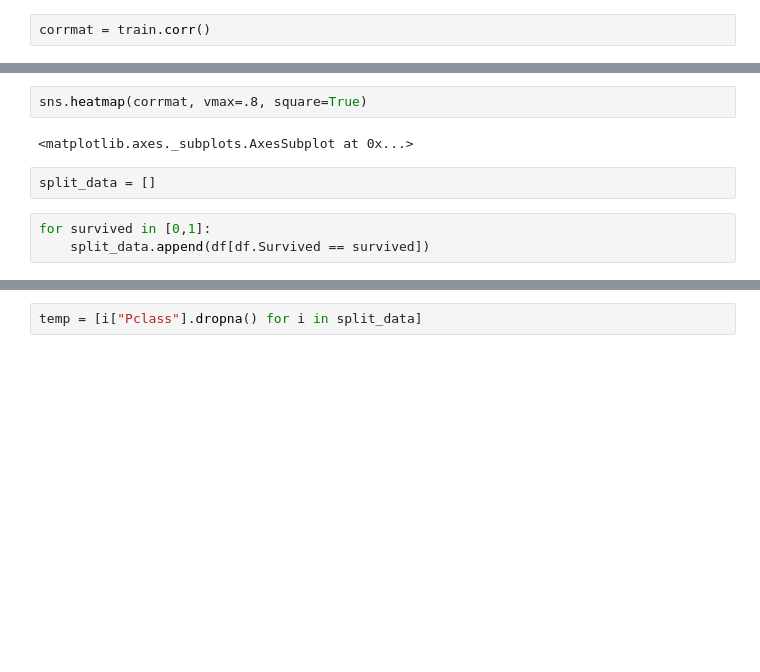
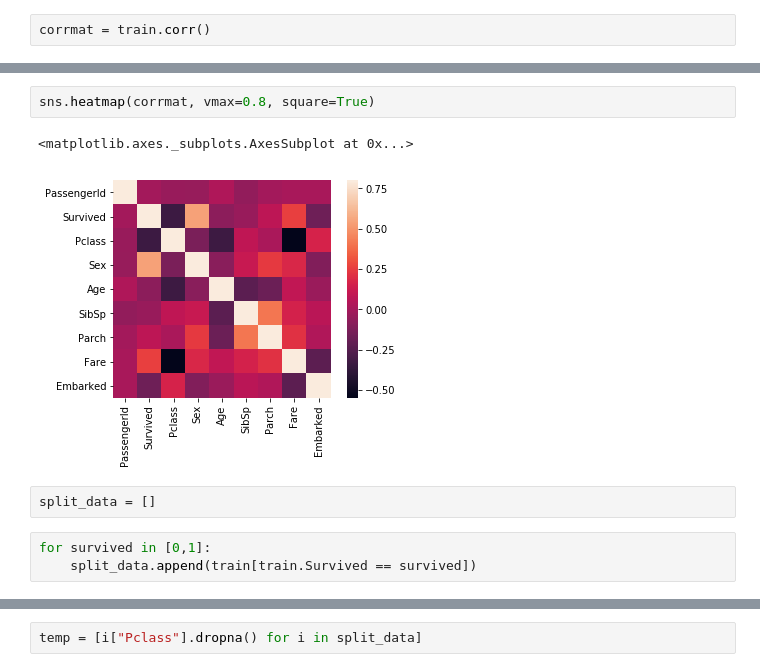
Before and after one commit to hikaruya8/kaggle, a Jupyter notebook: titanic.ipynb, the cells around one changed output, grey strips where cells are left out. Cells and saved outputs as stored; diff of their text form; blank space fills up the shorter version.

```diff
--- a/titanic.ipynb
+++ b/titanic.ipynb
@@ -90,12 +94,13 @@ f, ax = plt.subplots(figsize=(12,9))
 # %%
-sns.heatmap(corrmat, vmax=.8, square=True)
+sns.heatmap(corrmat, vmax=0.8, square=True)
 # %% [output]
 <matplotlib.axes._subplots.AxesSubplot at 0x...>
+[figure, added]
 # %%
 split_data = []
 # %%
 for survived in [0,1]:
-    split_data.append(df[df.Survived == survived])
+    split_data.append(train[train.Survived == survived])
 # %%
 split_data
 # %% [output]
```
Also changed, not shown: parts of 9 cells of this notebook, 1 other file.
